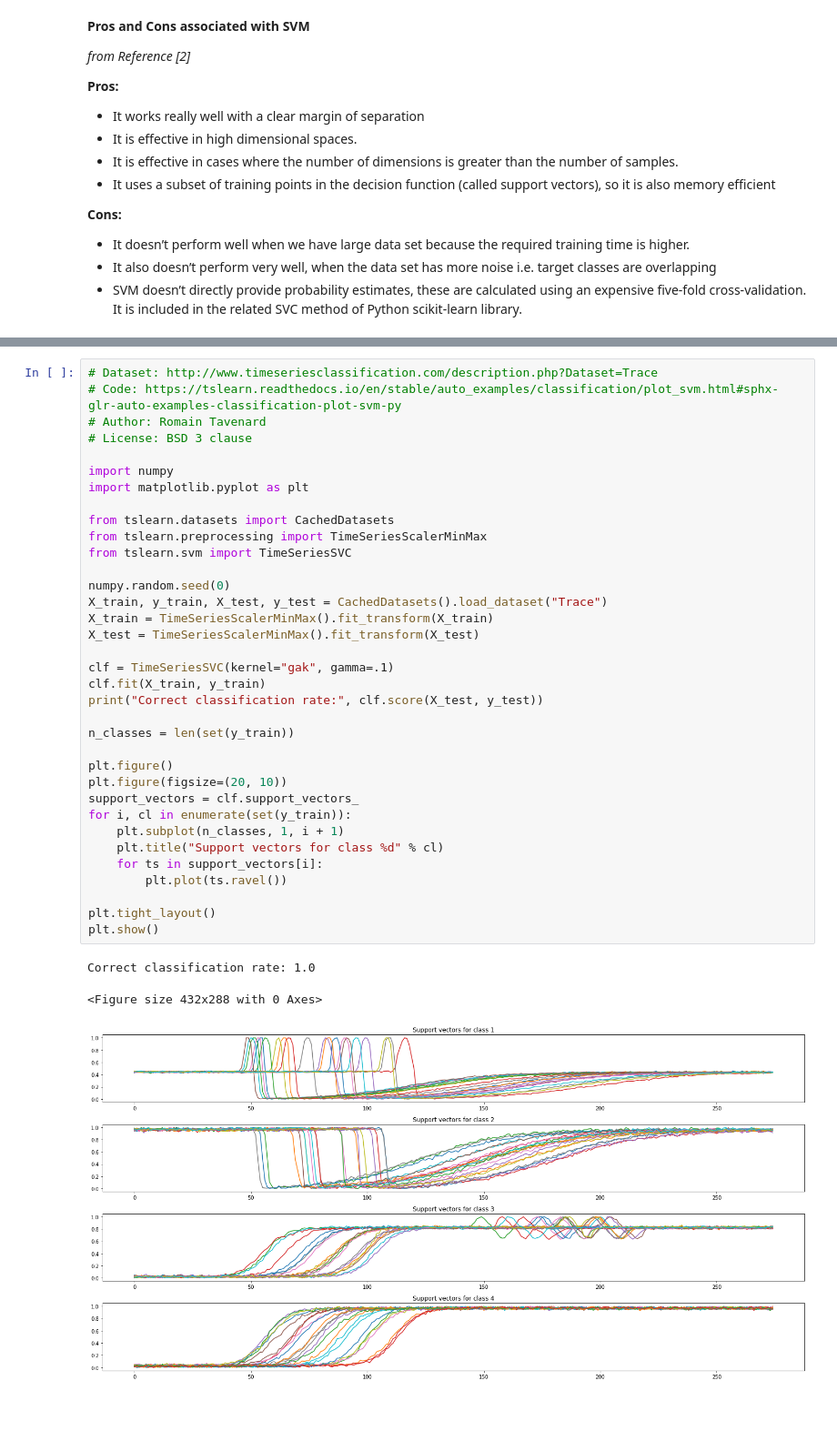
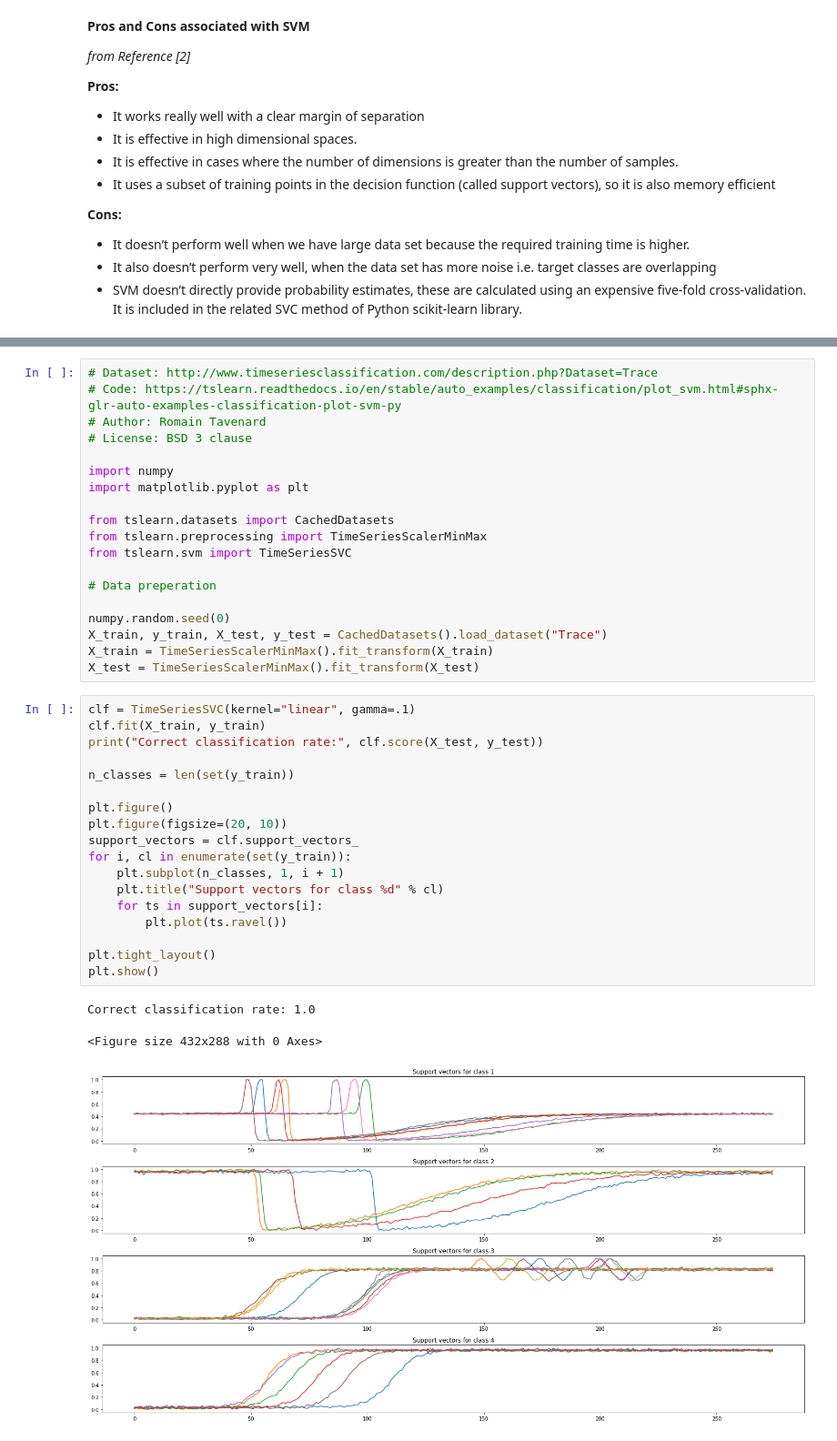
Before and after one commit to iotanalytics/SensorAITutorial, a Jupyter notebook: code/clustering_and_classification/SVM.ipynb, the cells around one changed output, grey strips where cells are left out. Shown at 91% size. Saved outputs shown, nothing was run; the diff lists cells and outputs as text; blank space fills up the shorter version.

```diff
--- a/code/clustering_and_classification/SVM.ipynb
+++ b/code/clustering_and_classification/SVM.ipynb
@@ -109,29 +153,31 @@ from tslearn.datasets import CachedDatasets
 from tslearn.preprocessing import TimeSeriesScalerMinMax
 from tslearn.svm import TimeSeriesSVC
 
+# Data preperation
+
 numpy.random.seed(0)
 X_train, y_train, X_test, y_test = CachedDatasets().load_dataset("Trace")
 X_train = TimeSeriesScalerMinMax().fit_transform(X_train)
 X_test = TimeSeriesScalerMinMax().fit_transform(X_test)
-
-clf = TimeSeriesSVC(kernel="gak", gamma=.1)
-clf.fit(X_train, y_train)
-print("Correct classification rate:", clf.score(X_test, y_test))
-
-n_classes = len(set(y_train))
-
-plt.figure()
-plt.figure(figsize=(20, 10))
-support_vectors = clf.support_vectors_
-for i, cl in enumerate(set(y_train)):
-    plt.subplot(n_classes, 1, i + 1)
-    plt.title("Support vectors for class %d" % cl)
-    for ts in support_vectors[i]:
-        plt.plot(ts.ravel())
-
-plt.tight_layout()
-plt.show()
-# %% [output]
-Correct classification rate: 1.0
-<Figure size 432x288 with 0 Axes>
-[figure, removed]
+# %%
+clf = TimeSeriesSVC(kernel="linear", gamma=.1)
+clf.fit(X_train, y_train)
+print("Correct classification rate:", clf.score(X_test, y_test))
+
+n_classes = len(set(y_train))
+
+plt.figure()
+plt.figure(figsize=(20, 10))
+support_vectors = clf.support_vectors_
+for i, cl in enumerate(set(y_train)):
+    plt.subplot(n_classes, 1, i + 1)
+    plt.title("Support vectors for class %d" % cl)
+    for ts in support_vectors[i]:
+        plt.plot(ts.ravel())
+
+plt.tight_layout()
+plt.show()
+# %% [output]
+Correct classification rate: 1.0
+<Figure size 432x288 with 0 Axes>
+[figure, added]
```
Also changed, not shown: parts of 7 cells of this notebook.
